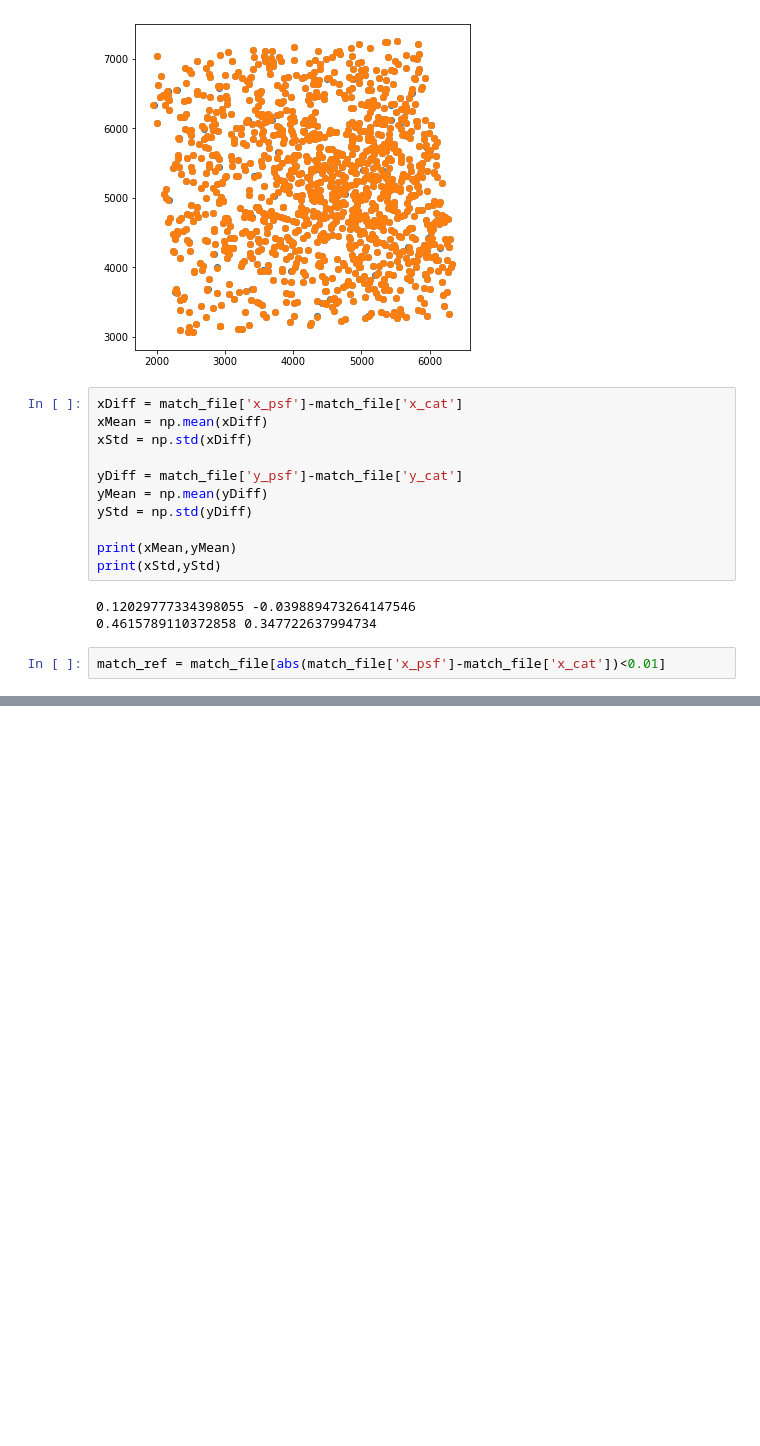
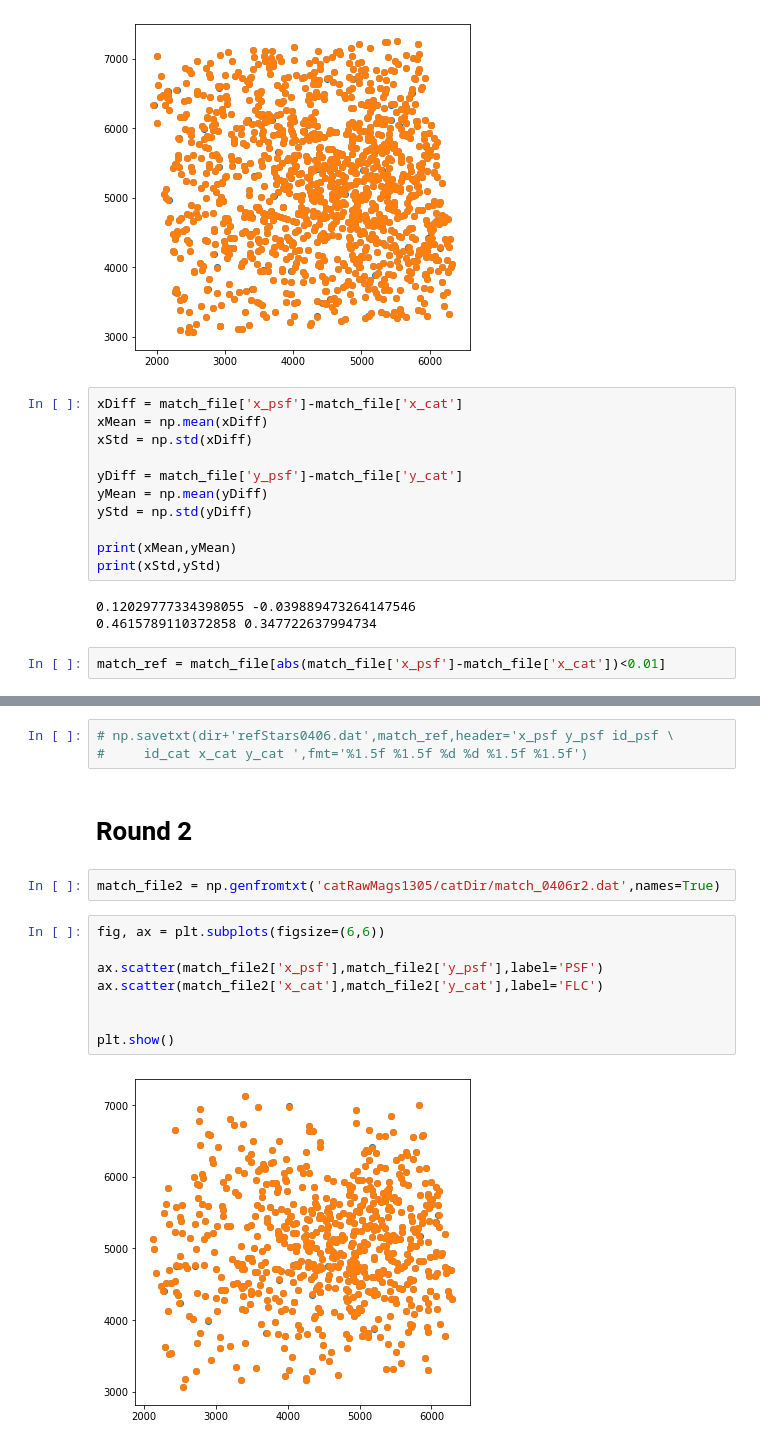
Before and after one commit to hrichstein/photRun0520, a Jupyter notebook: transWork0306.ipynb, the cells around one changed output, grey strips where cells are left out. Saved outputs shown, nothing was run; the diff lists cells and outputs as text; blank space fills up the shorter version.

```diff
--- a/transWork0306.ipynb
+++ b/transWork0306.ipynb
@@ -496,0 +493,17 @@ print(match_ref)
+# %%
+# np.savetxt(dir+'refStars0406.dat',match_ref,header='x_psf y_psf id_psf \
+#     id_cat x_cat y_cat ',fmt='%1.5f %1.5f %d %d %1.5f %1.5f')
+# %% [markdown]
+# Round 2
+# %%
+match_file2 = np.genfromtxt('catRawMags1305/catDir/match_0406r2.dat',names=True)
+# %%
+fig, ax = plt.subplots(figsize=(6,6))
+
+ax.scatter(match_file2['x_psf'],match_file2['y_psf'],label='PSF')
+ax.scatter(match_file2['x_cat'],match_file2['y_cat'],label='FLC')
+
+
+plt.show()
+# %% [output]
+[figure, added]
```
Also changed, not shown: parts of 19 cells of this notebook, 3 other files.
